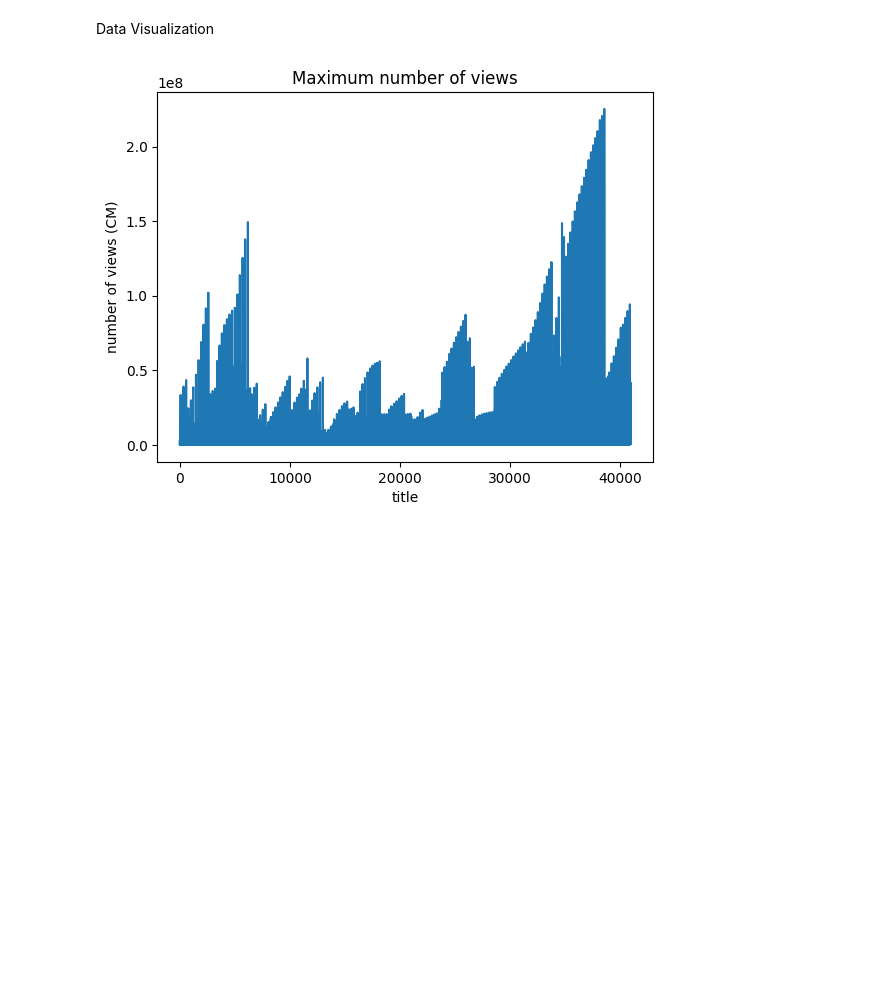
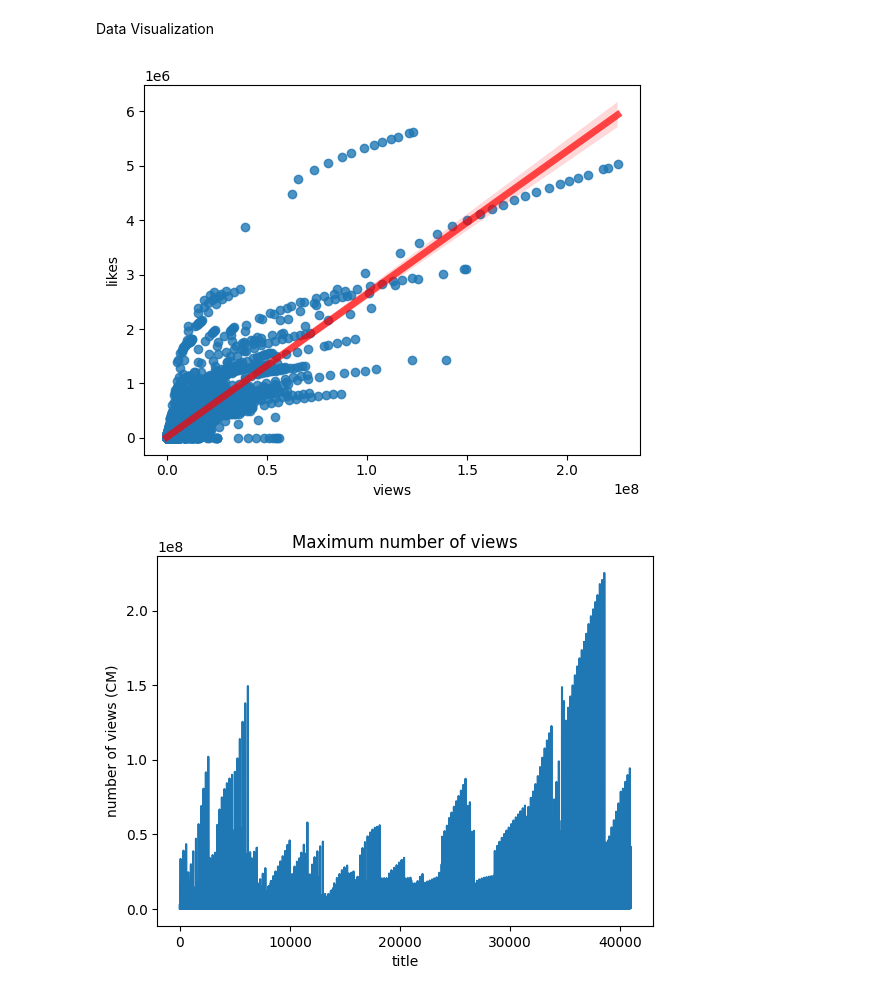
Before and after one commit to BusraSarikaya1/data, a Jupyter notebook: exercises/week-3-exercise.ipynb, the cells around one changed output. Cells and saved outputs as stored; diff of their text form; code cells hidden in the pictures; blank space fills up the shorter version.

```diff
--- a/exercises/week-3-exercise.ipynb
+++ b/exercises/week-3-exercise.ipynb
@@ -392,6 +370,19 @@ USvideos["likes"]
 Name: likes, Length: 40949, dtype: int64
 # %% [markdown]
 Data Visualization
+# %%
+# library &amp; dataset
+import seaborn as sns
+import matplotlib.pyplot as plt
+df=pd.DataFrame(USvideos)
+
+# plot
+sns.regplot(x=df["views"],
+            y=df["likes"],
+            line_kws={"color":"r","alpha":0.7,"lw":5})
+plt.show()
+# %% [output]
+[figure, added]
 # %%
 # Visualize birds wingspan
 plt.title('Maximum number of views')
```
Also changed, not shown: parts of 8 cells of this notebook.
